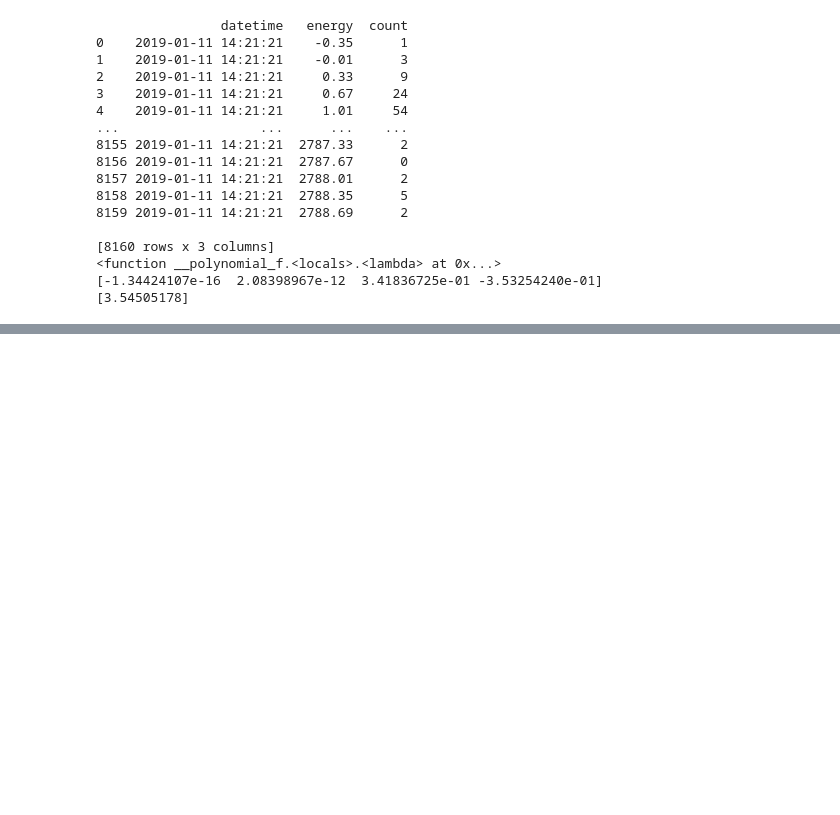
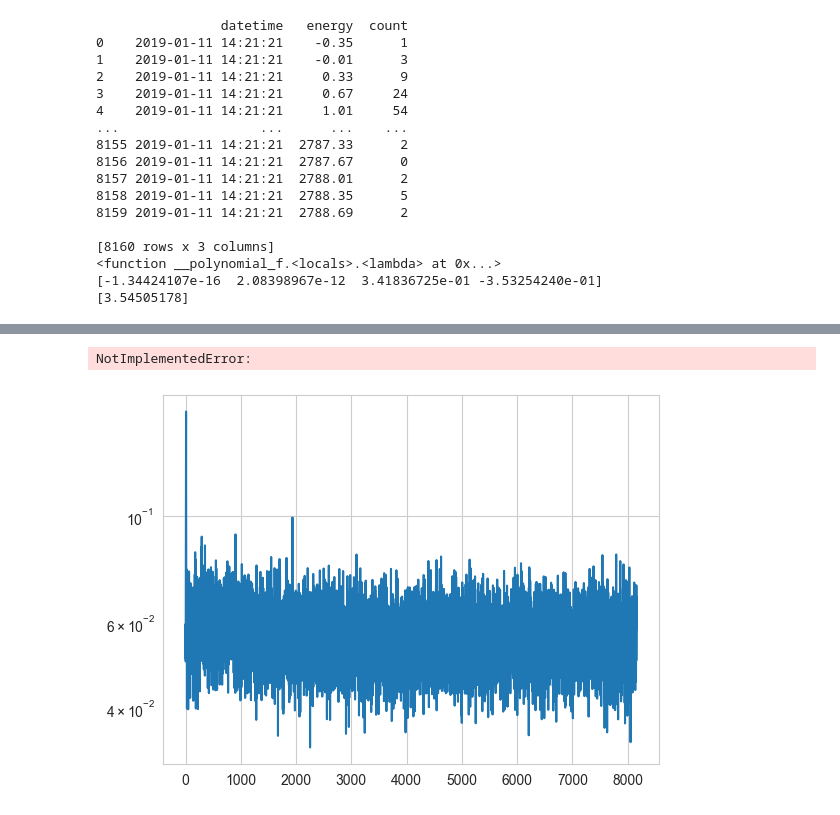
Before and after one commit to VitaliKStud/nuclide-identification, a Jupyter notebook: data_analysis.ipynb, the cells around one changed output, grey strips where cells are left out. Cells and saved outputs as stored; diff of their text form; code cells hidden in the pictures; blank space fills up the shorter version.

```diff
--- a/data_analysis.ipynb
+++ b/data_analysis.ipynb
@@ -374,0 +436,29 @@ print(polynom(np.array([11.404])))
+# %%
+mlflow.data.get_source(logged_dataset).load()
+# %% [output]
+NotImplementedError:
+# %%
+import mlflow
+from config.loader import load_config
+import torch
+import numpy as np
+import matplotlib.pyplot as plt
+from src.generator.generator import Generator
+
+generator = Generator().generate(latent_space=[np.arange(-1, 1, 1 / 24, dtype="float32")])
+
+model_name = "VAE"
+model_version = "latest"
+model_uri = load_config()["mlflow"]["uri"]
+device = load_config()["vae"]["device"]
+latent_dim = load_config()["vae"]["latent_dim"] / 2
+mlflow.set_tracking_uri(uri=model_uri)
+model = mlflow.pytorch.load_model(f"models:/{model_name}/{model_version}")
+
+generated_x_hat = []
+
+for i in generator:
+    plt.plot(i)
+    plt.yscale("log")
+# %% [output]
+[figure, added]
```
Also changed, not shown: parts of 11 cells of this notebook, 19 other files.
